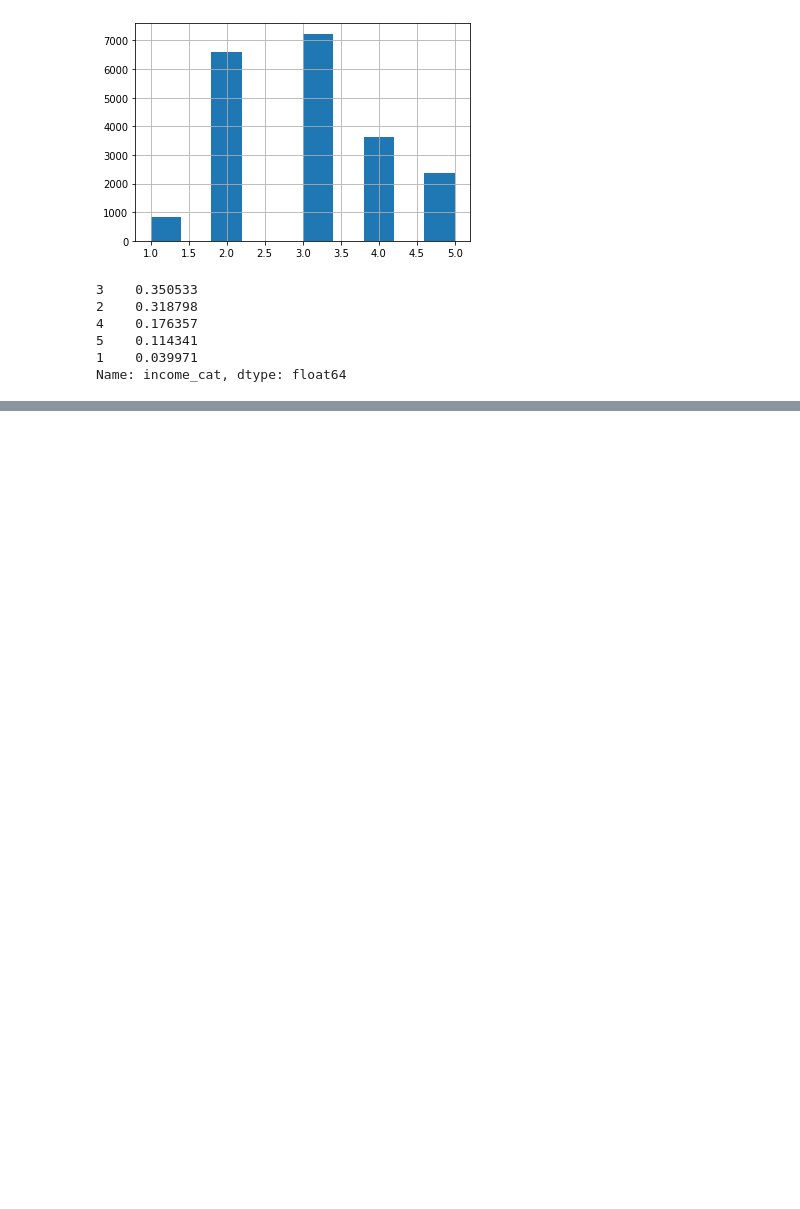
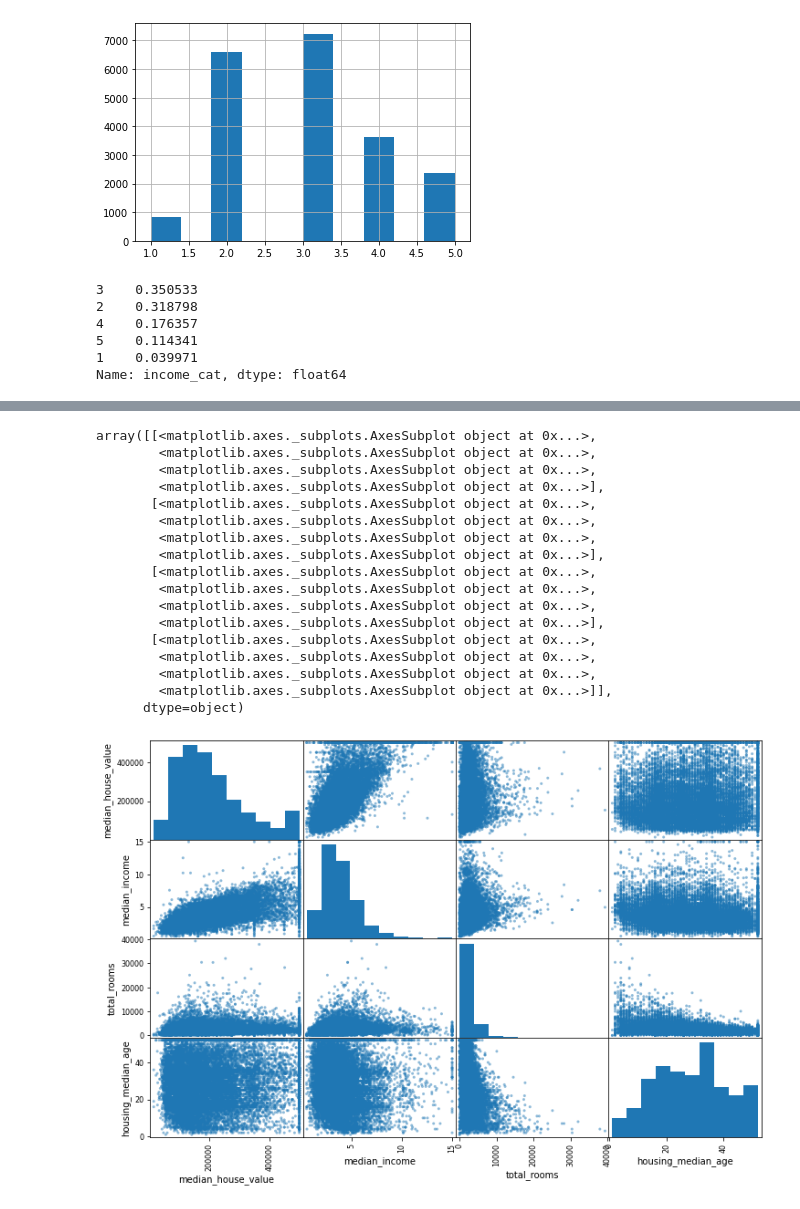
Before and after one commit to adlihs/Edmond, a Jupyter notebook: ML_Scikit_Learn.ipynb, the cells around one changed output, grey strips where cells are left out. Saved outputs shown, nothing was run; the diff lists cells and outputs as text; code cells hidden in the pictures; blank space fills up the shorter version.

```diff
--- a/ML_Scikit_Learn.ipynb
+++ b/ML_Scikit_Learn.ipynb
@@ -216,0 +266,27 @@ for set_ in (strat_train_set, strat_test_set):
+# %%
+#Another way to check correlations between attributes is to use the pandas 'scatter_matrix()'
+# 'scatter_matrix()' will plot  every numerical attribute against every numerical attribute
+# Let's focus on afew promising attributes that seem most corralted with the median housing value
+
+from pandas.plotting import scatter_matrix
+attributes = ["median_house_value", "median_income", "total_rooms", "housing_median_age"]
+scatter_matrix(housing_discover[attributes], figsize=(12,8))
+# %% [output]
+array([[<matplotlib.axes._subplots.AxesSubplot object at 0x...>,
+        <matplotlib.axes._subplots.AxesSubplot object at 0x...>,
+        <matplotlib.axes._subplots.AxesSubplot object at 0x...>,
+        <matplotlib.axes._subplots.AxesSubplot object at 0x...>],
+       [<matplotlib.axes._subplots.AxesSubplot object at 0x...>,
+        <matplotlib.axes._subplots.AxesSubplot object at 0x...>,
+        <matplotlib.axes._subplots.AxesSubplot object at 0x...>,
+        <matplotlib.axes._subplots.AxesSubplot object at 0x...>],
+       [<matplotlib.axes._subplots.AxesSubplot object at 0x...>,
+        <matplotlib.axes._subplots.AxesSubplot object at 0x...>,
+        <matplotlib.axes._subplots.AxesSubplot object at 0x...>,
+        <matplotlib.axes._subplots.AxesSubplot object at 0x...>],
+       [<matplotlib.axes._subplots.AxesSubplot object at 0x...>,
+        <matplotlib.axes._subplots.AxesSubplot object at 0x...>,
+        <matplotlib.axes._subplots.AxesSubplot object at 0x...>,
+        <matplotlib.axes._subplots.AxesSubplot object at 0x...>]],
+      dtype=object)
+[figure, added]
```
Also changed, not shown: parts of 12 cells of this notebook.
